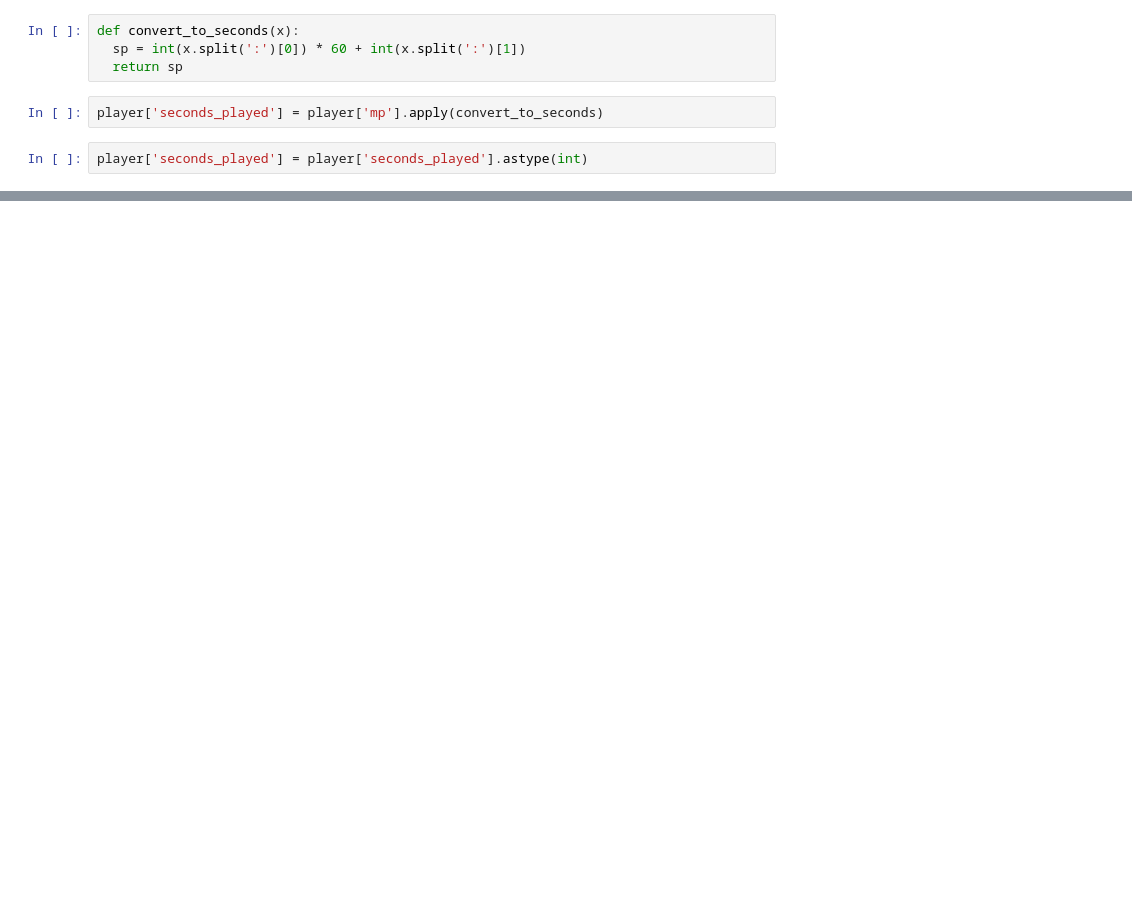
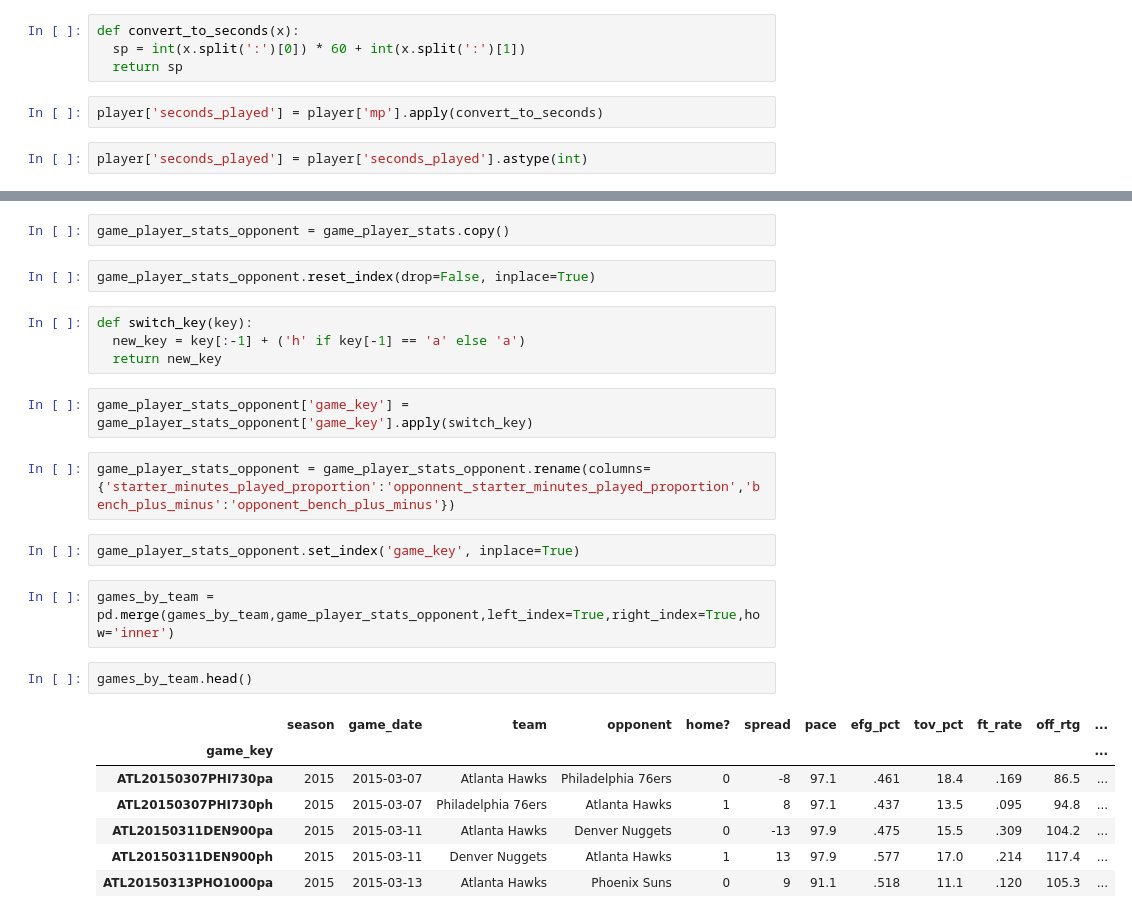
Before and after one commit to cwilbar04/gcp-end-to-end-nba-predictions, a Jupyter notebook: notebooks/EDA.ipynb, the cells around one changed output, grey strips where cells are left out. Drawn from its saved outputs; the diff is of its cells as text; blank space fills up the shorter version.

```diff
--- a/notebooks/EDA.ipynb
+++ b/notebooks/EDA.ipynb
@@ -299,0 +375,26 @@ array([None], dtype=object)
+# %%
+game_player_stats_opponent = game_player_stats.copy()
+# %%
+game_player_stats_opponent.reset_index(drop=False, inplace=True)
+# %%
+def switch_key(key):
+  new_key = key[:-1] + ('h' if key[-1] == 'a' else 'a')
+  return new_key
+# %%
+game_player_stats_opponent['game_key'] = game_player_stats_opponent['game_key'].apply(switch_key)
+# %%
+game_player_stats_opponent = game_player_stats_opponent.rename(columns={'starter_minutes_played_proportion':'opponnent_starter_minutes_played_proportion','bench_plus_minus':'opponent_bench_plus_minus'})
+# %%
+game_player_stats_opponent.set_index('game_key', inplace=True)
+# %%
+games_by_team = pd.merge(games_by_team,game_player_stats_opponent,left_index=True,right_index=True,how='inner')
+# %%
+games_by_team.head()
+# %% [output]
+|  | season | game_date | team | opponent | home? | spread | pace | efg_pct | tov_pct | ft_rate | off_rtg | ... |
+| game_key |  |  |  |  |  |  |  |  |  |  |  | ... |
+| ATL20150307PHI730pa | 2015 | 2015-03-07 | Atlanta Hawks | Philadelphia 76ers | 0 | -8 | 97.1 | .461 | 18.4 | .169 | 86.5 | ... |
+| ATL20150307PHI730ph | 2015 | 2015-03-07 | Philadelphia 76ers | Atlanta Hawks | 1 | 8 | 97.1 | .437 | 13.5 | .095 | 94.8 | ... |
+| ATL20150311DEN900pa | 2015 | 2015-03-11 | Atlanta Hawks | Denver Nuggets | 0 | -13 | 97.9 | .475 | 15.5 | .309 | 104.2 | ... |
+| ATL20150311DEN900ph | 2015 | 2015-03-11 | Denver Nuggets | Atlanta Hawks | 1 | 13 | 97.9 | .577 | 17.0 | .214 | 117.4 | ... |
+| ATL20150313PHO1000pa | 2015 | 2015-03-13 | Atlanta Hawks | Phoenix Suns | 0 | 9 | 91.1 | .518 | 11.1 | .120 | 105.3 | ... |
```
Also changed, not shown: parts of 35 cells of this notebook.
